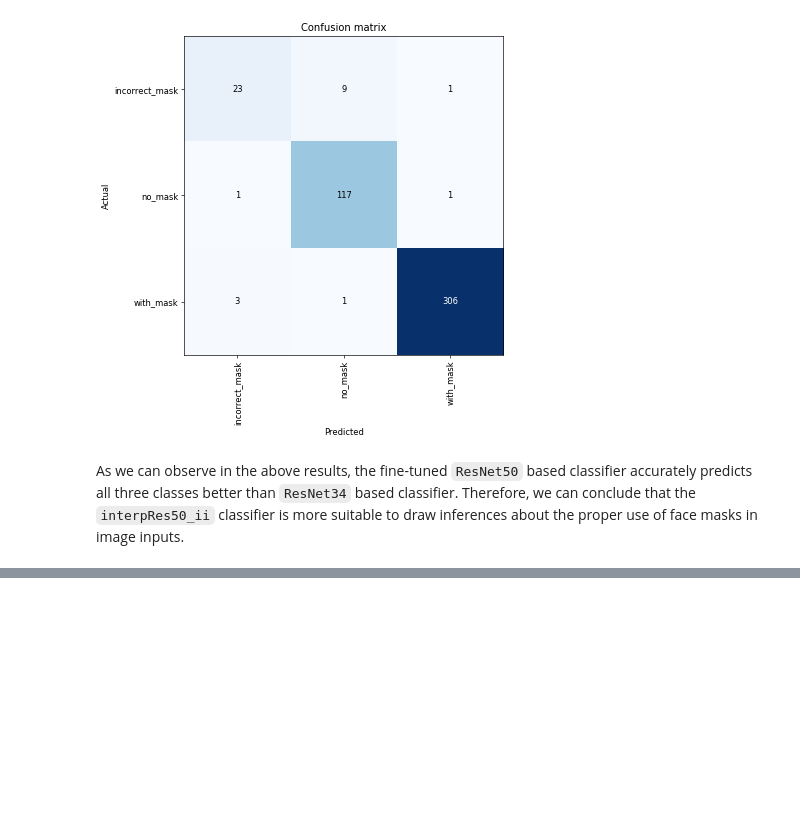
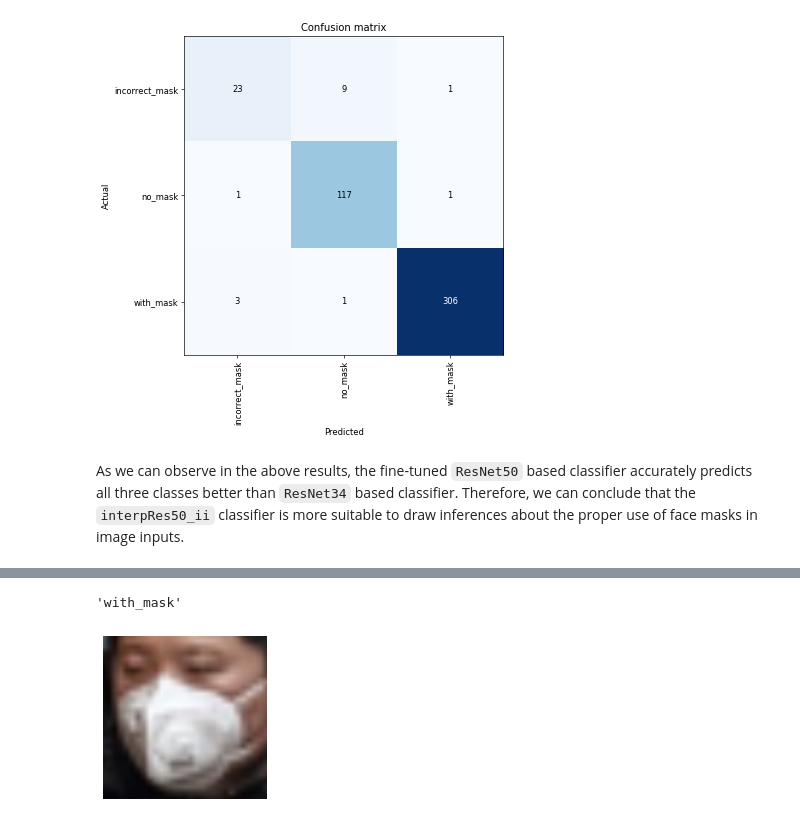
Before and after one commit to PandulaP/personal-projects, a Jupyter notebook: Face Mask Detector/face_mask_detection_classifier.ipynb, the cells around one changed output, grey strips where cells are left out. Cells and saved outputs as stored; diff of their text form; code cells hidden in the pictures; blank space fills up the shorter version.

```diff
--- a/Face Mask Detector/face_mask_detection_classifier.ipynb
+++ b/Face Mask Detector/face_mask_detection_classifier.ipynb
@@ -273,0 +384,8 @@ As we can observe in the above results, the fine-tuned `ResNet50` based classifi
+# %%
+idx = 4
+x,y = data_aug.valid_ds[idx]
+x.show()
+data_aug.valid_ds.y[idx].obj
+# %% [output]
+'with_mask'
+[figure, added]
```
Also changed, not shown: parts of 47 cells of this notebook.
